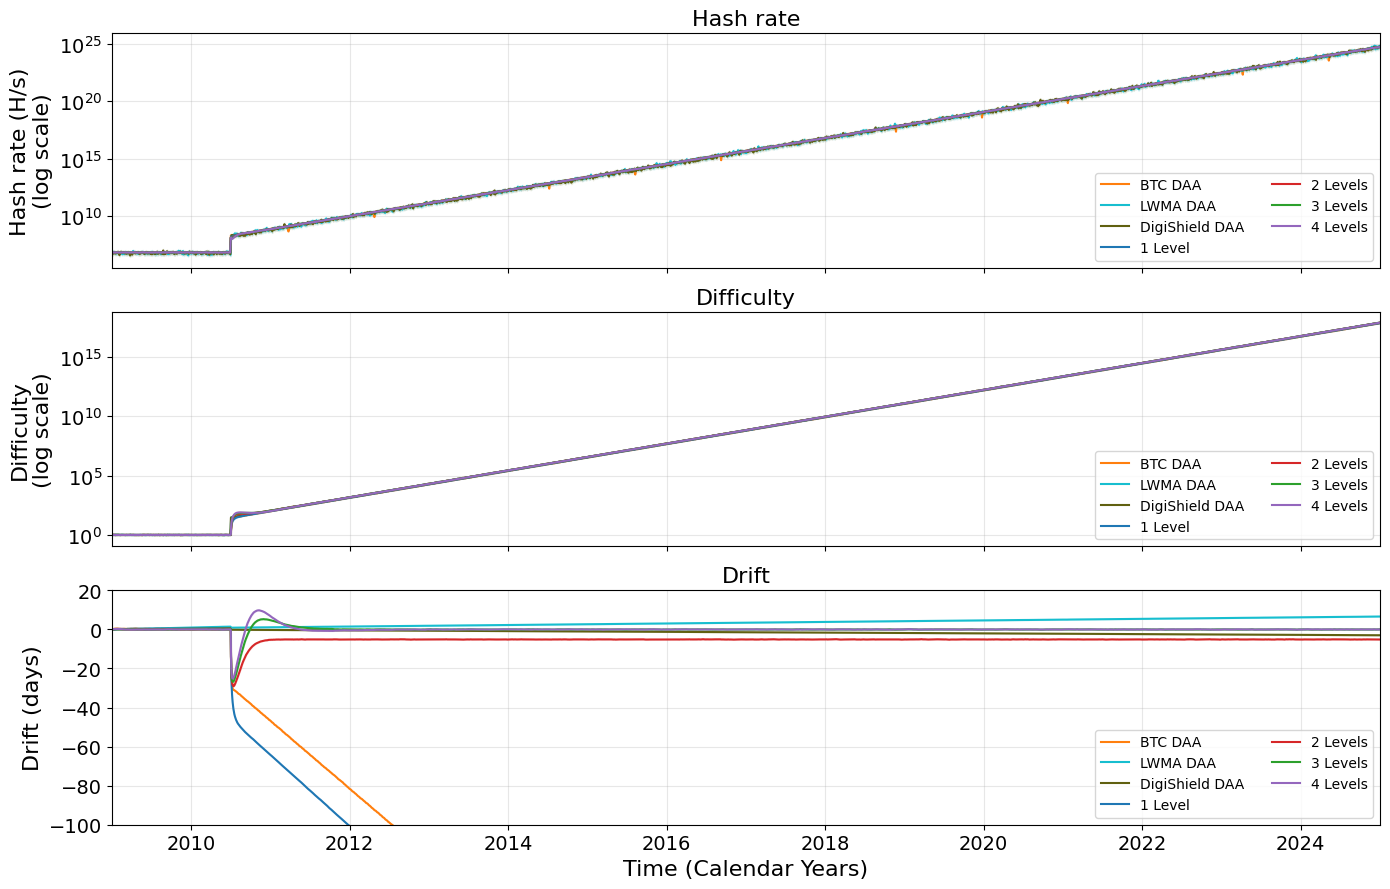
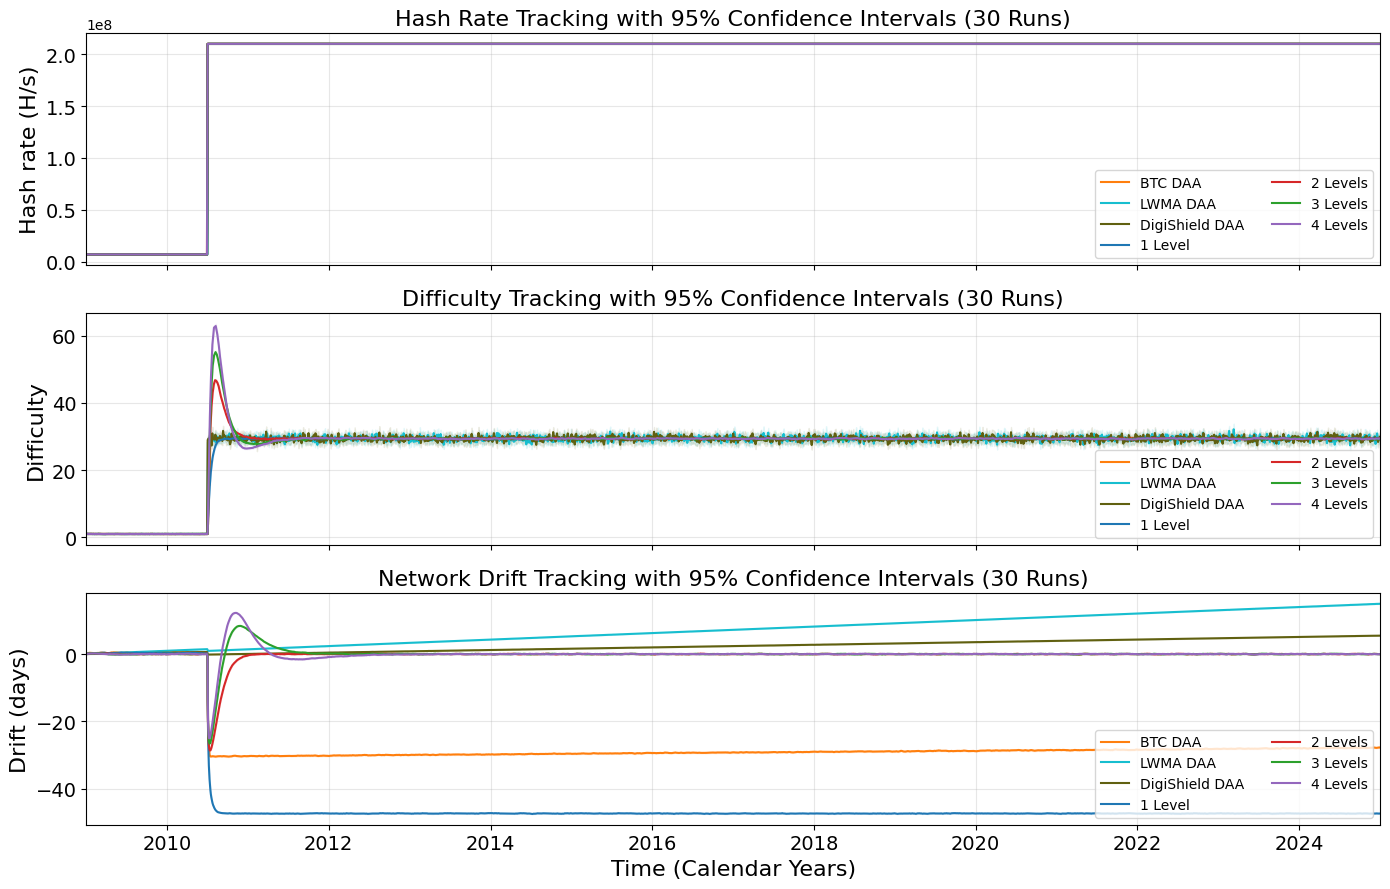
Code edit (unified diff) that turned the first committed figure into the second:
--- before
+++ after
@@ -1,14 +1,14 @@
 # ==================== MASTER CONTROLS ====================
-use_log = True  # Toggle True for Logarithmic scales, False for Linear scales
+use_log = False  # Toggle True for Logarithmic scales, False for Linear scales
 # =========================================================
 
 # 1. Gather all statistical data
-stats_1_level = calculate_time_series_stats("data/multirun/adaptiveExpJump/layers_1_run_*.csv", stride=500)
-stats_2_level = calculate_time_series_stats("data/multirun/adaptiveExpJump/layers_2_run_*.csv", stride=500)
-stats_3_level = calculate_time_series_stats("data/multirun/adaptiveExpJump/layers_3_run_*.csv", stride=500)
-stats_4_level = calculate_time_series_stats("data/multirun/adaptiveExpJump/layers_4_run_*.csv", stride=500)
-stats_btc        = calculate_time_series_stats("data/multirun/adaptiveExpJump/btc_run_*.csv", stride=500)
-stats_lwma       = calculate_time_series_stats("data/multirun/adaptiveExpJump/lwma_run_*.csv", stride=500)
-stats_digishield = calculate_time_series_stats("data/multirun/adaptiveExpJump/digishield_run_*.csv", stride=500)
+stats_1_level = calculate_time_series_stats("data/multirun/nonAdaptiveStep/layers_1_run_*.csv", stride=500)
+stats_2_level = calculate_time_series_stats("data/multirun/nonAdaptiveStep/layers_2_run_*.csv", stride=500)
+stats_3_level = calculate_time_series_stats("data/multirun/nonAdaptiveStep/layers_3_run_*.csv", stride=500)
+stats_4_level = calculate_time_series_stats("data/multirun/nonAdaptiveStep/layers_4_run_*.csv", stride=500)
+stats_btc        = calculate_time_series_stats("data/multirun/nonAdaptiveStep/btc_run_*.csv", stride=500)
+stats_lwma       = calculate_time_series_stats("data/multirun/nonAdaptiveStep/lwma_run_*.csv", stride=500)
+stats_digishield = calculate_time_series_stats("data/multirun/nonAdaptiveStep/digishield_run_*.csv", stride=500)
 
 # 2. Setup the Workspace with 3 subplots sharing the X-axis
@@ -17,11 +17,11 @@
 # Main drawing sequence order: Benchmarks in back, Multi-layers up front
 configs = [
-    (stats_btc,        'BTC DAA',        '#ff7f0e'),  # Bitcoin Orange
-    (stats_lwma,       'LWMA DAA',       '#17becf'),  # Cyan
-    (stats_digishield, 'DigiShield DAA', '#606010'),  # Slate Grey
-    (stats_1_level,   '1 Level',        '#1f77b4'),  # Blue
-    (stats_2_level,   '2 Levels',       '#d62728'),  # Red
-    (stats_3_level,   '3 Levels',       '#2ca02c'),  # Green
-    (stats_4_level,   '4 Levels',       '#9467bd')   # Purple
+    (stats_btc,        'BTC DAA',        '#ff7f0e'),  
+    (stats_lwma,       'LWMA DAA',       '#17becf'), 
+    (stats_digishield, 'DigiShield DAA', '#606010'),  
+    (stats_1_level,   '1 Level',        '#1f77b4'),  
+    (stats_2_level,   '2 Levels',       '#d62728'),  
+    (stats_3_level,   '3 Levels',       '#2ca02c'),  
+    (stats_4_level,   '4 Levels',       '#9467bd')   
 ]
 
@@ -46,5 +46,5 @@
         ax2.fill_between(stats['time'], stats['mean_diff'] - stats['ci_diff'], stats['mean_diff'] + stats['ci_diff'], color=color, alpha=0.10)
 
-    # --- PANEL 3: ACCUMULATED DRIFT (Always Linear Days) ---
+    # --- PANEL 3: ACCUMULATED DRIFT ---
     ax3.plot(stats['time'], stats['mean_drift'], label=label, color=color, linewidth=1.5)
     ax3.fill_between(stats['time'], stats['mean_drift'] - stats['ci_drift'], stats['mean_drift'] + stats['ci_drift'], color=color, alpha=0.10)
@@ -61,5 +61,5 @@
 else:
     ax1.set_ylabel('Hash rate (H/s)', fontsize=16)
-ax1.set_title('Hash rate', fontsize=16)
+ax1.set_title("Hash Rate Tracking with 95% Confidence Intervals (30 Runs)", fontsize=16)
 ax1.tick_params(axis='both', which='major', labelsize=14)
 ax1.grid(True, alpha=0.3)
@@ -72,5 +72,5 @@
 else:
     ax2.set_ylabel('Difficulty', fontsize=16)
-ax2.set_title('Difficulty', fontsize=16)
+ax2.set_title("Difficulty Tracking with 95% Confidence Intervals (30 Runs)", fontsize=16)
 ax2.tick_params(axis='both', which='major', labelsize=14)
 ax2.grid(True, alpha=0.3)
@@ -78,12 +78,11 @@
 
 # --- Format Subplot 3: Network Drift ---
-ax3.set_title('Drift', fontsize=16)
+ax3.set_title("Network Drift Tracking with 95% Confidence Intervals (30 Runs)", fontsize=16)
 ax3.set_xlabel('Time (Calendar Years)', fontsize=16)
 ax3.set_ylabel('Drift (days)', fontsize=16)
-ax3.set_ylim(-100, 20)  # Preserving your exact target zoom window boundaries
 ax3.tick_params(axis='both', which='major', labelsize=14)
 ax3.grid(True, alpha=0.3)
 ax3.legend(loc='lower right', ncol=2)
-ax3.set_ylim(-100, 20)
+# ax3.set_ylim(-100, 20)  
 
 plt.subplots_adjust(hspace=0.4)

Commit: Update multirun figures